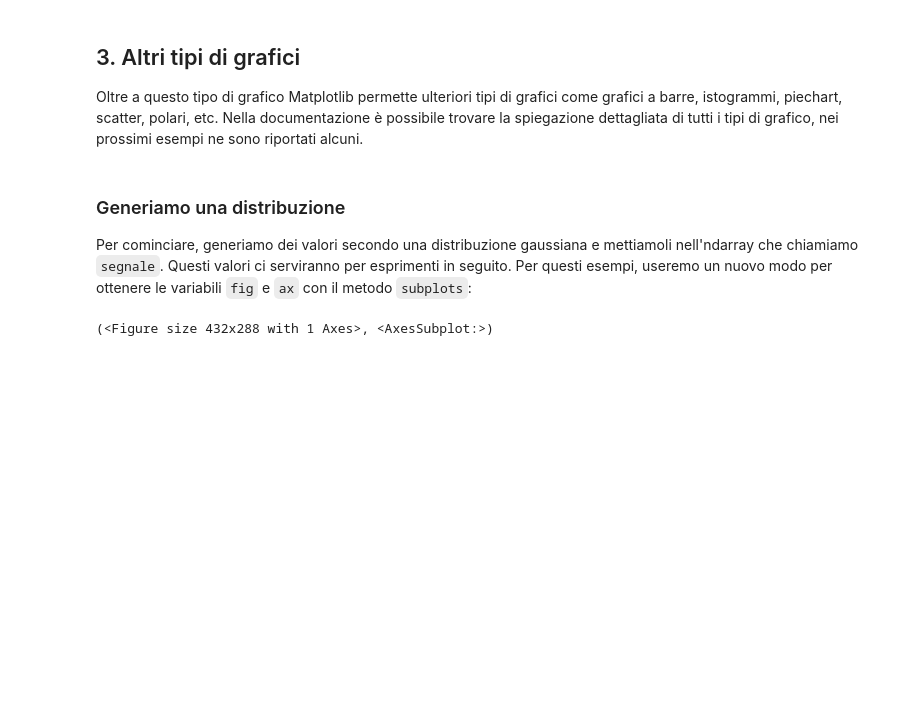
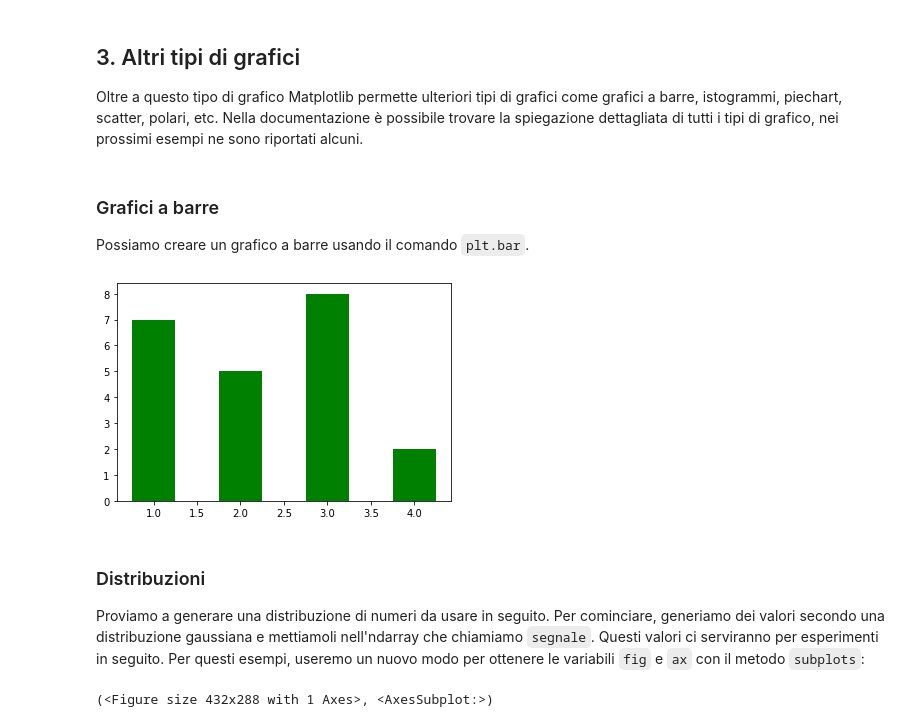
Before and after one commit to DavidLeoni/softpython-it, a Jupyter notebook: visualization/visualization1-sol.ipynb, the cells around one changed output. Saved outputs shown, nothing was run; the diff lists cells and outputs as text; code cells hidden in the pictures; blank space fills up the shorter version.

```diff
--- a/visualization/visualization1-sol.ipynb
+++ b/visualization/visualization1-sol.ipynb
@@ -526,10 +554,30 @@ plt.show()
 ## 3. Altri tipi di grafici
 
 Oltre a questo tipo di grafico Matplotlib permette ulteriori tipi di grafici come grafici a barre, istogrammi, piechart, scatter, polari, etc. Nella documentazione è possibile trovare la spiegazione dettagliata di tutti i tipi di grafico, nei prossimi esempi ne sono riportati alcuni.
+# %% [markdown]
+### Grafici a barre
+
+Possiamo creare un grafico a barre usando il comando `plt.bar`.
+# %%
+import numpy as np
+import matplotlib.pyplot as plt
+
+xs = [1,2,3,4]
+ys = [7,5,8,2]
+
+plt.bar(xs, ys,
+        0.5,             # la larghezza delle barre
+        color='green',   # qualcuno ha suggerito che il colore di default blu è deprimente,
+                         # perciò mettiamo il verde
+        align='center')  # alline le barre sull'xtick
+
+plt.show()
+# %% [output]
+[figure, added]
 # %% [markdown]
-### Generiamo una distribuzione
+### Distribuzioni
 
-Per cominciare, generiamo dei valori secondo una distribuzione gaussiana e mettiamoli nell'ndarray che chiamiamo `segnale`. Questi valori ci serviranno per esprimenti in seguito. Per questi esempi, useremo un nuovo modo per ottenere le variabili `fig` e `ax` con il metodo `subplots`:
+Proviamo a generare una distribuzione di numeri da usare in seguito. Per cominciare, generiamo dei valori secondo una distribuzione gaussiana e mettiamoli nell'ndarray che chiamiamo `segnale`. Questi valori ci serviranno per esperimenti in seguito. Per questi esempi, useremo un nuovo modo per ottenere le variabili `fig` e `ax` con il metodo `subplots`:
 # %%
 plt.subplots()
 # %% [output]
```
Also changed, not shown: parts of 17 cells of this notebook, 1 other file.
